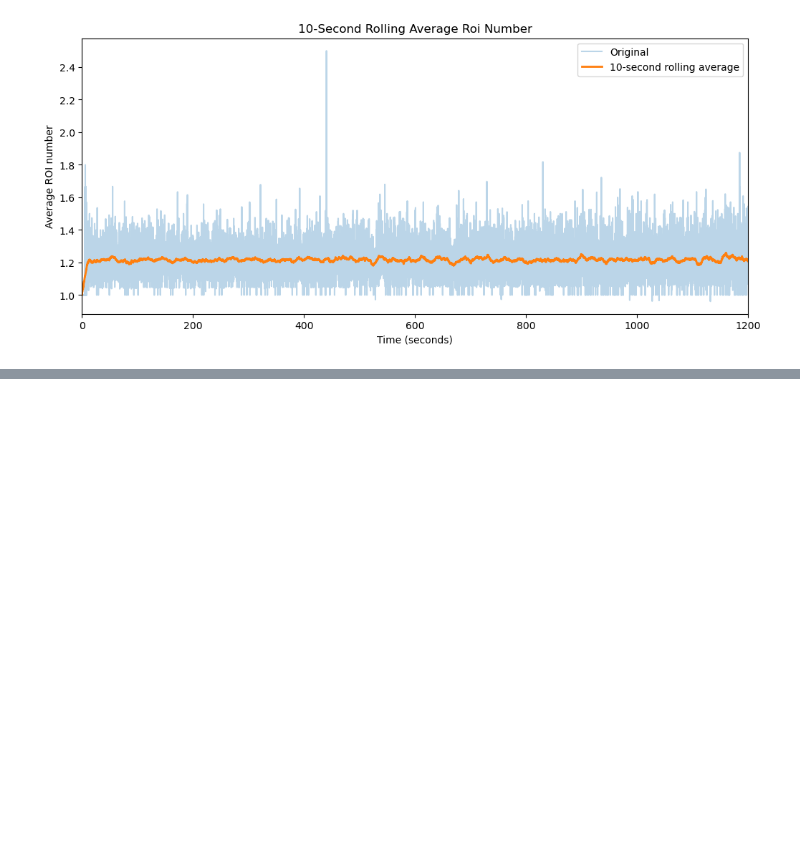
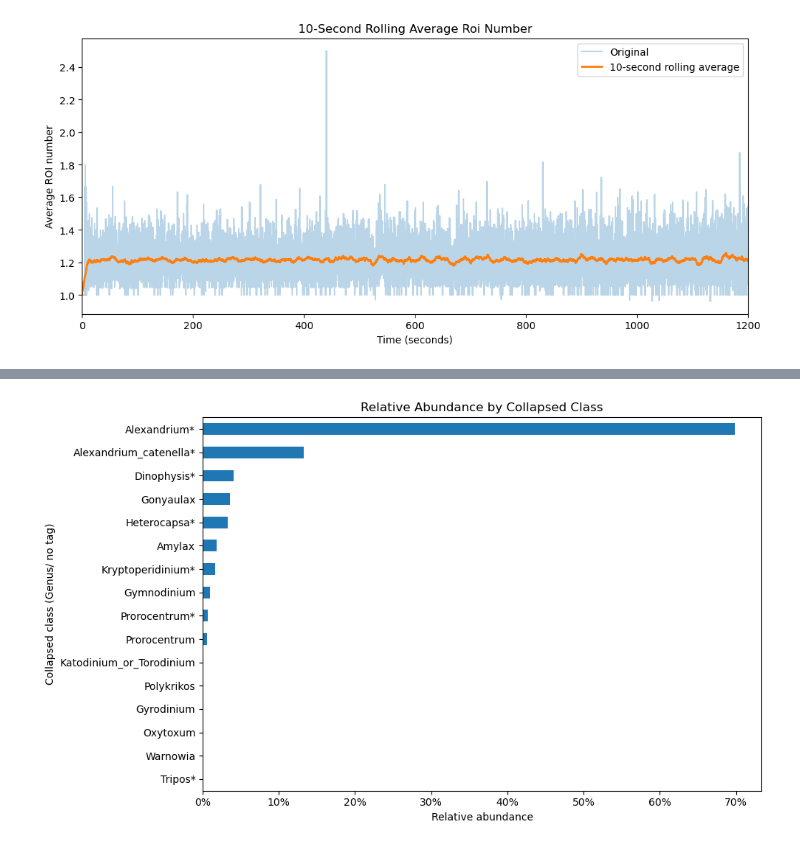
Before and after one commit to michaelstaiger/IFCBParticleSize, a Jupyter notebook: EmpyricalAnalysis/Notebooks/AlexBloomAnalysis.ipynb, the cells around one changed output, grey strips where cells are left out. Cells and saved outputs as stored; diff of their text form; code cells hidden in the pictures; blank space fills up the shorter version.

```diff
--- a/EmpyricalAnalysis/Notebooks/AlexBloomAnalysis.ipynb
+++ b/EmpyricalAnalysis/Notebooks/AlexBloomAnalysis.ipynb
@@ -192,0 +231,26 @@ plt.show()
+# %%
+dinoflagellate_df = class_df[class_df["taxonomic_group"] == "dinoflagellate"]
+
+relative_abundance = (
+    dinoflagellate_df["collapsed_class"]
+    .dropna()
+    .value_counts(normalize=True)
+    .sort_values(ascending=True)
+)
+
+ax = relative_abundance.plot(
+    kind="barh",
+    figsize=(10, 6)
+)
+
+ax.set_xlabel("Relative abundance")
+ax.set_ylabel("Collapsed class (Genus/ no tag)")
+ax.set_title("Relative Abundance by Collapsed Class")
+ax.xaxis.set_major_formatter(
+    plt.FuncFormatter(lambda x, _: f"{x:.0%}")
+)
+
+plt.tight_layout()
+plt.show()
+# %% [output]
+[figure, added]
```
Also changed, not shown: parts of 6 cells of this notebook, 1 other file.
